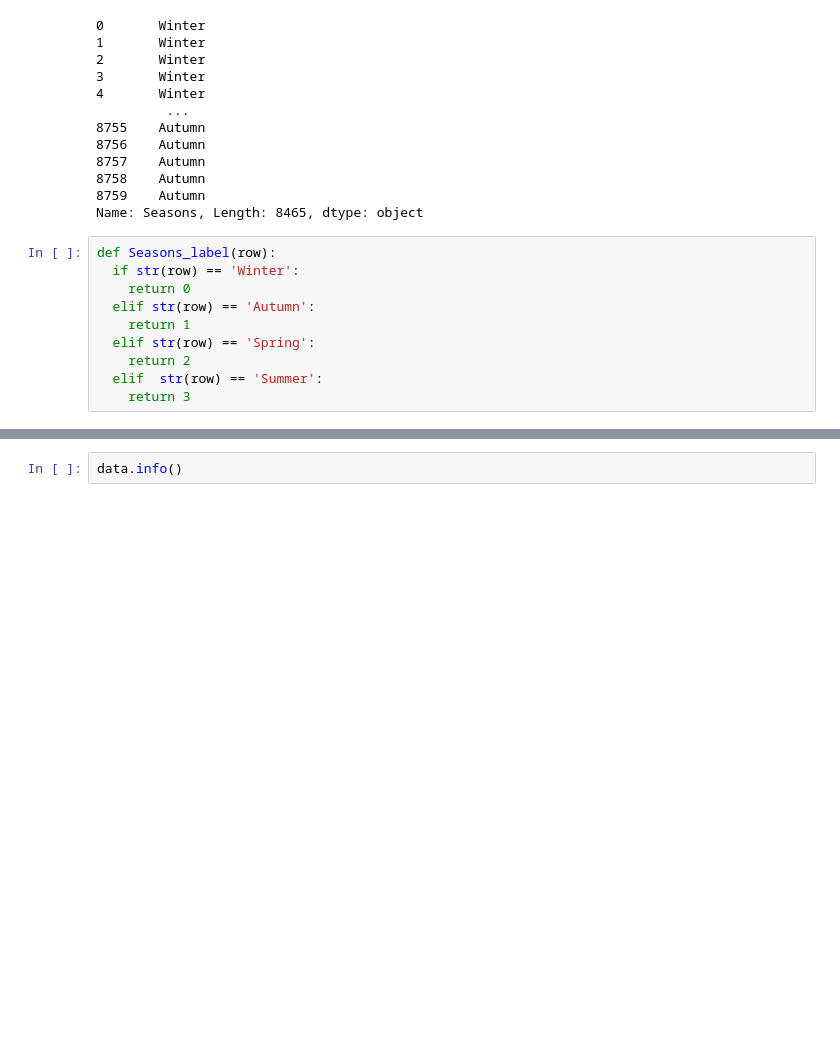
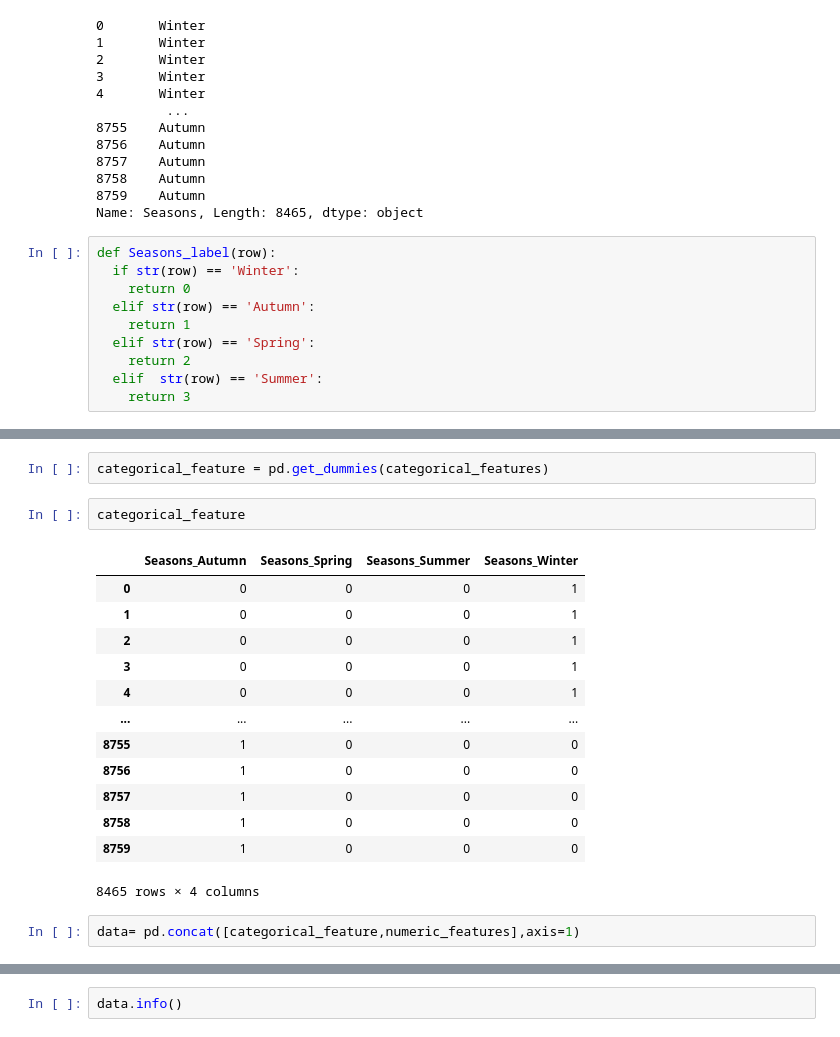
Before and after one commit to CodeWithSridhar/Seoul-Bike-Sharing-Demand-Prediction, a Jupyter notebook: Bike_Sharing_Demand_Prediction_Capstone_Project.ipynb, the cells around one changed output, grey strips where cells are left out. Drawn from its saved outputs; the diff is of its cells as text; blank space fills up the shorter version.

```diff
--- a/Bike_Sharing_Demand_Prediction_Capstone_Project.ipynb
+++ b/Bike_Sharing_Demand_Prediction_Capstone_Project.ipynb
@@ -307,0 +342,20 @@ def Seasons_label(row):
+# %%
+categorical_feature = pd.get_dummies(categorical_features)
+# %%
+categorical_feature
+# %% [output]
+|  | Seasons_Autumn | Seasons_Spring | Seasons_Summer | Seasons_Winter |
+| 0 | 0 | 0 | 0 | 1 |
+| 1 | 0 | 0 | 0 | 1 |
+| 2 | 0 | 0 | 0 | 1 |
+| 3 | 0 | 0 | 0 | 1 |
+| 4 | 0 | 0 | 0 | 1 |
+| ... | ... | ... | ... | ... |
+| 8755 | 1 | 0 | 0 | 0 |
+| 8756 | 1 | 0 | 0 | 0 |
+| 8757 | 1 | 0 | 0 | 0 |
+| 8758 | 1 | 0 | 0 | 0 |
+| 8759 | 1 | 0 | 0 | 0 |
+8465 rows × 4 columns
+# %%
+data= pd.concat([categorical_feature,numeric_features],axis=1)
```
Also changed, not shown: parts of 9 cells of this notebook.
